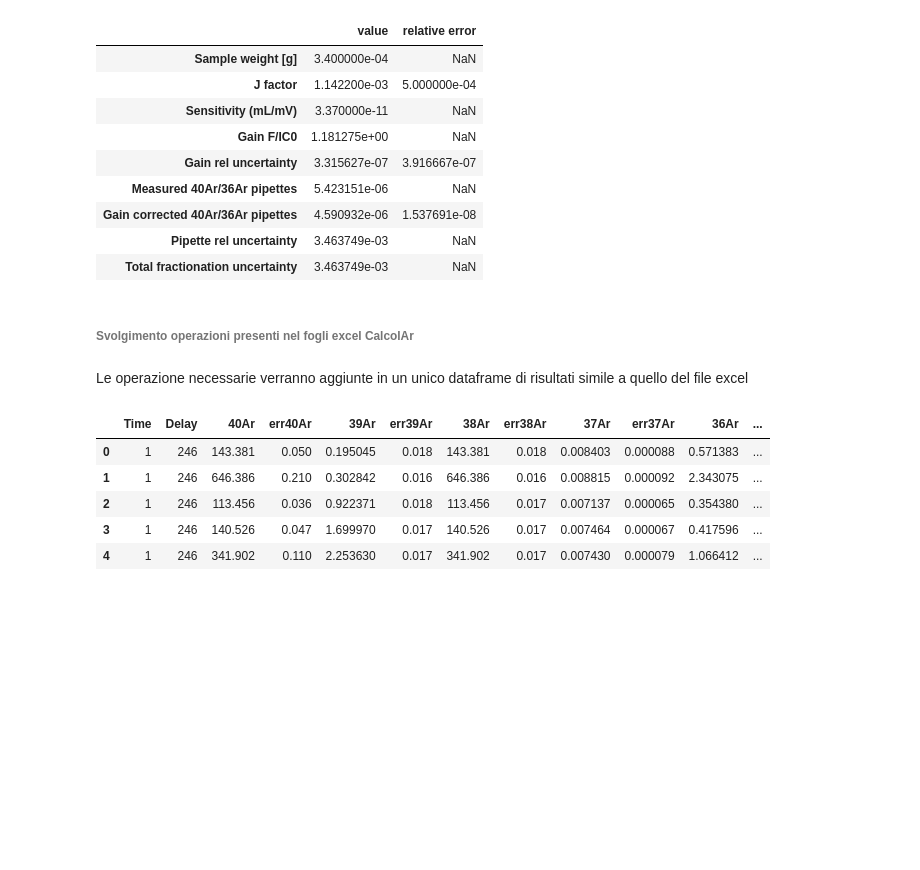
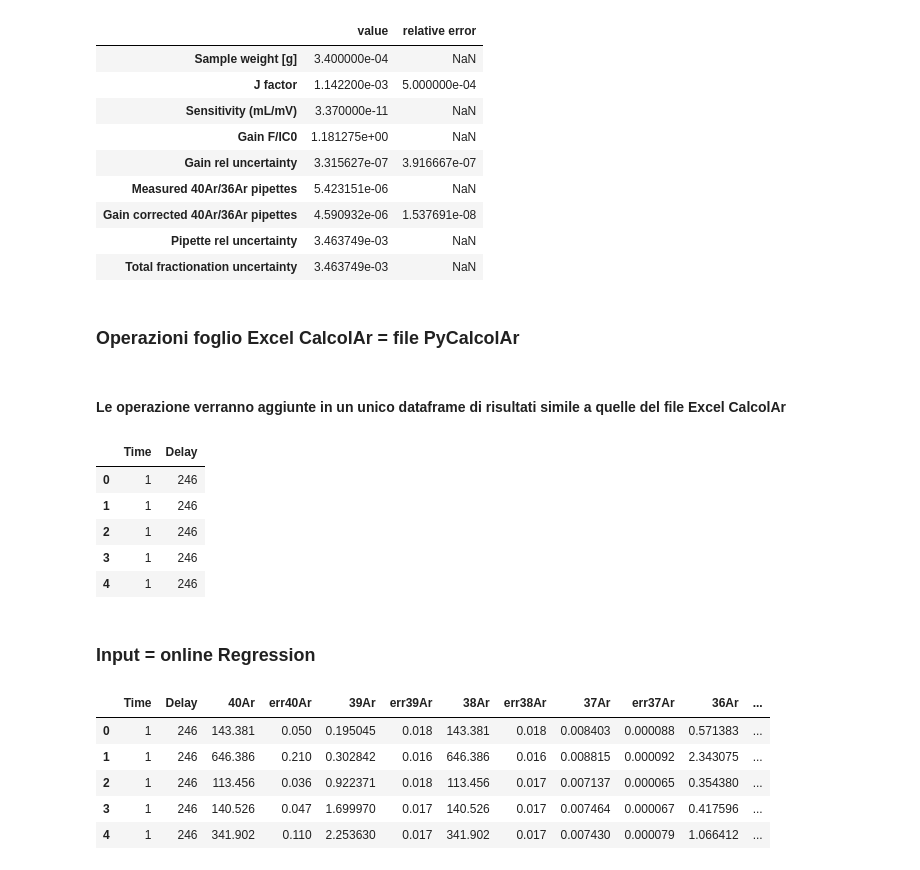
Before and after one commit to gecos-lab/PyCalcolAr, a Jupyter notebook: notebooks/PyCalcolAr_TB_CC.ipynb, the cells around one changed output. Cells and saved outputs as stored; diff of their text form; code cells hidden in the pictures; blank space fills up the shorter version.

Commit message:
operazioni divise su celle singole

```diff
--- a/notebooks/PyCalcolAr_TB_CC.ipynb
+++ b/notebooks/PyCalcolAr_TB_CC.ipynb
@@ -403,8 +452,28 @@ display(irradiations_df)
 | Gain corrected 40Ar/36Ar pipettes | 4.590932e-06 | 1.537691e-08 |
 | Pipette rel uncertainty | 3.463749e-03 | NaN |
 | Total fractionation uncertainty | 3.463749e-03 | NaN |
-# %% [markdown]
-###### Svolgimento operazioni presenti nel fogli excel CalcolAr
+# %% [markdown]
+### Operazioni foglio Excel CalcolAr = file PyCalcolAr
 # %% [markdown]
-Le operazione necessarie verranno aggiunte in un unico dataframe di risultati simile a quello del file excel
+#### Le operazione verranno aggiunte in un unico dataframe di risultati simile a quelle del file Excel CalcolAr
+# %%
+# creare il dataframe input_data
+input_data_df = pd.DataFrame()
+
+# colonna Time costante
+input_data_df.loc[:, 'Time'] = pd.Series(1 for k in range(0, len(df_data.index)))
+
+# 6° cella del codice (da modificare manualmente dall'utente)
+input_data_df.loc[:, 'Delay'] = pd.Series(delay for k in range(0, len(df_data.index)))
+
+display(input_data_df)
+# %% [output]
+|  | Time | Delay |
+| 0 | 1 | 246 |
+| 1 | 1 | 246 |
+| 2 | 1 | 246 |
+| 3 | 1 | 246 |
+| 4 | 1 | 246 |
+# %% [markdown]
+### Input = online Regression
 # %%
```
Also changed, not shown: parts of 149 cells of this notebook.
